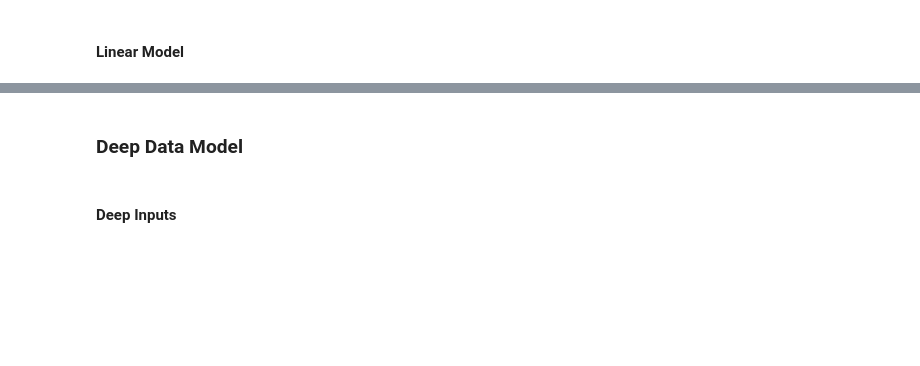
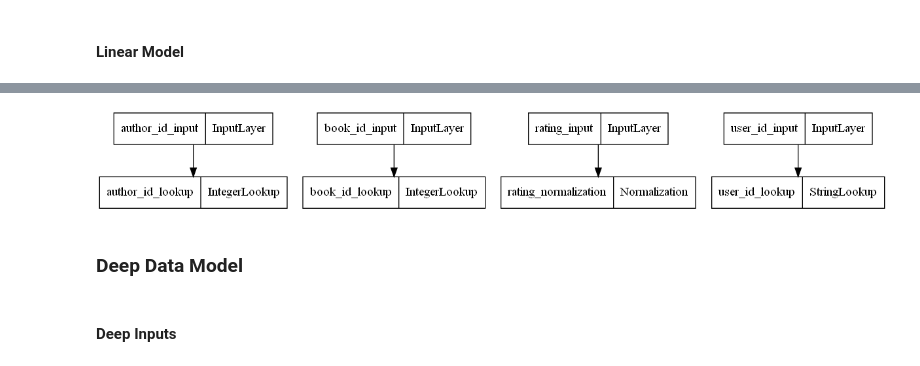
Before and after one commit to simon376/ds-recommender-project, a Jupyter notebook: wide_and_deep.ipynb, the cells around one changed output, grey strips where cells are left out. Drawn from its saved outputs; the diff is of its cells as text; code cells hidden in the pictures; blank space fills up the shorter version.

Commit message:
Wide and Deep WIP: - created input processing pipeline - String/Integer Lookups, Embeddings, etc.

```diff
--- a/wide_and_deep.ipynb
+++ b/wide_and_deep.ipynb
@@ -141,11 +140,11 @@ book_id_lookup_layer = tf.keras.layers.IntegerLookup()
 book_id_lookup_layer.adapt(df_simplified['book_id'])
 # %%
-author_id_lookup_layer = tf.keras.layers.IntegerLookup()
+author_id_lookup_layer = tf.keras.layers.IntegerLookup(name="author_id_lookup")
 author_id_lookup_layer.adapt(df_simplified['author_id'])
 # %% [markdown]
 Encode string data into integers
 # %%
-user_id_lookup_layer = tf.keras.layers.StringLookup()
+user_id_lookup_layer = tf.keras.layers.StringLookup(name="user_id_lookup")
 user_id_lookup_layer.adapt(df_simplified['user_id'])
 # %% [markdown]
 unknown words:
@@ -415,10 +398,10 @@ combined_model.summary(expand_nested=True)
 #### Linear Inputs
 # %%
 linear_inputs = {
-  'user_id': tf.keras.Input(shape=(), dtype='string'),
-  'book_id': tf.keras.Input(shape=(), dtype='uint32'),
-  'rating': tf.keras.Input(shape=(), dtype='uint8'),
-  'author_id': tf.keras.Input(shape=(), dtype='int64'),
+  'user_id': tf.keras.Input(shape=(), dtype='string', name="user_id_input"),
+  'book_id': tf.keras.Input(shape=(), dtype='uint32', name="book_id_input"),
+  'rating': tf.keras.Input(shape=(), dtype='uint8', name="rating_input"),
+  'author_id': tf.keras.Input(shape=(), dtype='int64', name="author_id_input"),
 }
 linear_inputs
 # %% [output]
@@ -430,10 +413,10 @@ linear_inputs
 #### Linear Outputs
 # %%
 linear_outputs = {
-  'user_id': user_id_lookup_layer(inputs['user_id']),
-  'book_id': book_id_lookup_layer(inputs['book_id']),
-  'rating': rating_normalization(inputs['rating']),
-  'author_id': author_id_lookup_layer(inputs['author_id']),
+  'user_id': user_id_lookup_layer(linear_inputs['user_id']),
+  'book_id': book_id_lookup_layer(linear_inputs['book_id']),
+  'rating': rating_normalization(linear_inputs['rating']),
+  'author_id': author_id_lookup_layer(linear_inputs['author_id']),
 }
 linear_outputs
 # %% [output]
@@ -469,3 +431,7 @@ Current thread 0x00004de4 (most recent call first):
+# %%
+tf.keras.utils.plot_model(linear_input_model)
+# %% [output]
+[figure, added]
 # %% [markdown]
 ### Deep Data Model
 # %% [markdown]
```
Also changed, not shown: parts of 36 cells of this notebook, 2 other files.
